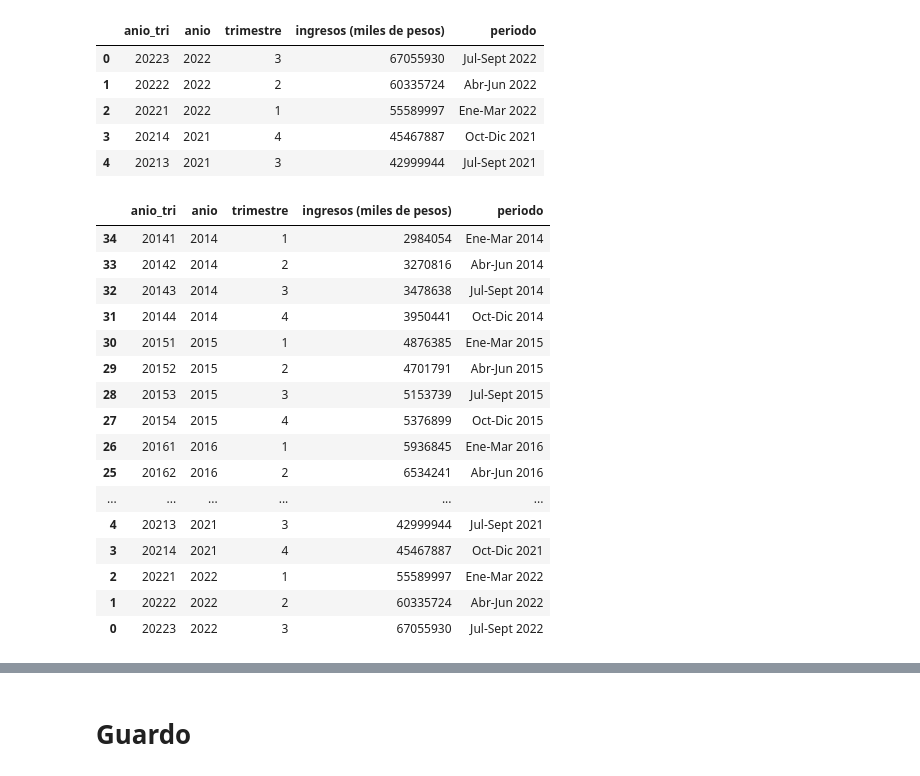
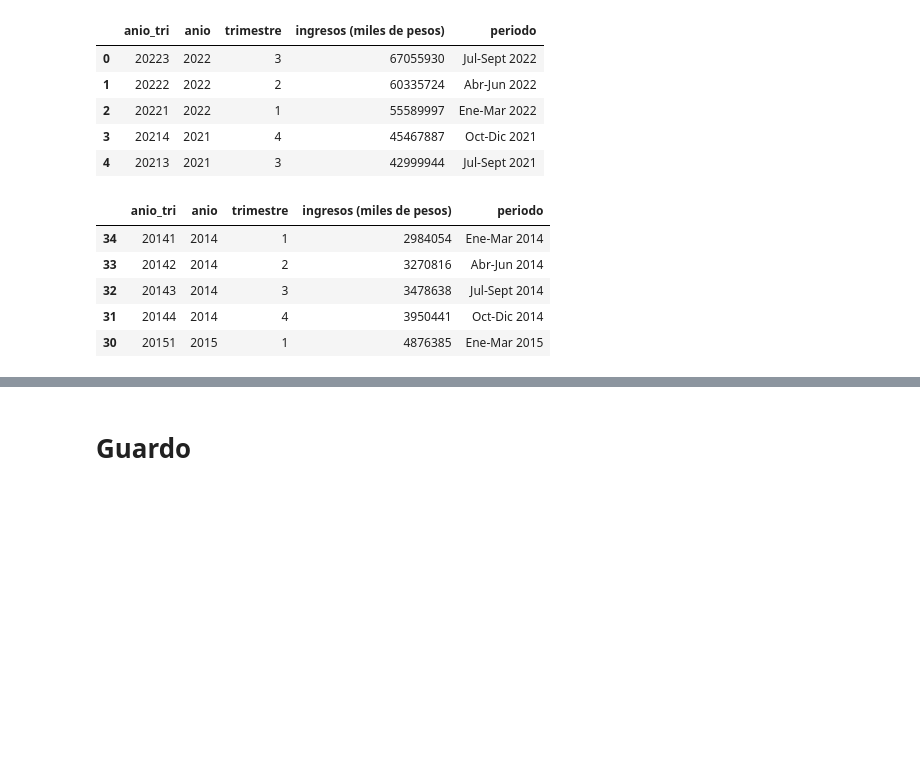
Before and after one commit to Lucaramallo/Empresa_telecomunicaciones, a Jupyter notebook: ETLs/ETL_Inter_fijo_Ingresos.ipynb, the cells around one changed output, grey strips where cells are left out. Saved outputs shown, nothing was run; the diff lists cells and outputs as text; code cells hidden in the pictures; blank space fills up the shorter version.

Commit message:
ingresos telefonia movil y algunos cambios mas

```diff
--- a/ETLs/ETL_Inter_fijo_Ingresos.ipynb
+++ b/ETLs/ETL_Inter_fijo_Ingresos.ipynb
@@ -130,25 +119,14 @@ df_ingresos_inter_fijo.head(5)
 # %%
 df_ingresos_inter_fijo = df_ingresos_inter_fijo.sort_values(by=['anio_tri'])
 # %%
-df_ingresos_inter_fijo
+df_ingresos_inter_fijo.head()
 # %% [output]
 |  | anio_tri | anio | trimestre | ingresos (miles de pesos) | periodo |
 | 34 | 20141 | 2014 | 1 | 2984054 | Ene-Mar 2014 |
 | 33 | 20142 | 2014 | 2 | 3270816 | Abr-Jun 2014 |
 | 32 | 20143 | 2014 | 3 | 3478638 | Jul-Sept 2014 |
 | 31 | 20144 | 2014 | 4 | 3950441 | Oct-Dic 2014 |
 | 30 | 20151 | 2015 | 1 | 4876385 | Ene-Mar 2015 |
-| 29 | 20152 | 2015 | 2 | 4701791 | Abr-Jun 2015 |
-| 28 | 20153 | 2015 | 3 | 5153739 | Jul-Sept 2015 |
-| 27 | 20154 | 2015 | 4 | 5376899 | Oct-Dic 2015 |
-| 26 | 20161 | 2016 | 1 | 5936845 | Ene-Mar 2016 |
-| 25 | 20162 | 2016 | 2 | 6534241 | Abr-Jun 2016 |
-| ... | ... | ... | ... | ... | ... |
-| 4 | 20213 | 2021 | 3 | 42999944 | Jul-Sept 2021 |
-| 3 | 20214 | 2021 | 4 | 45467887 | Oct-Dic 2021 |
-| 2 | 20221 | 2022 | 1 | 55589997 | Ene-Mar 2022 |
-| 1 | 20222 | 2022 | 2 | 60335724 | Abr-Jun 2022 |
-| 0 | 20223 | 2022 | 3 | 67055930 | Jul-Sept 2022 |
 # %%
 # Calcular la variación porcentual
 df_ingresos_inter_fijo['variacion trimestral ingresos (miles de pesos)'] = df_ingresos_inter_fijo['ingresos (miles de pesos)'].pct_change()
```
Also changed, not shown: parts of 4 cells of this notebook, 3 other files.
